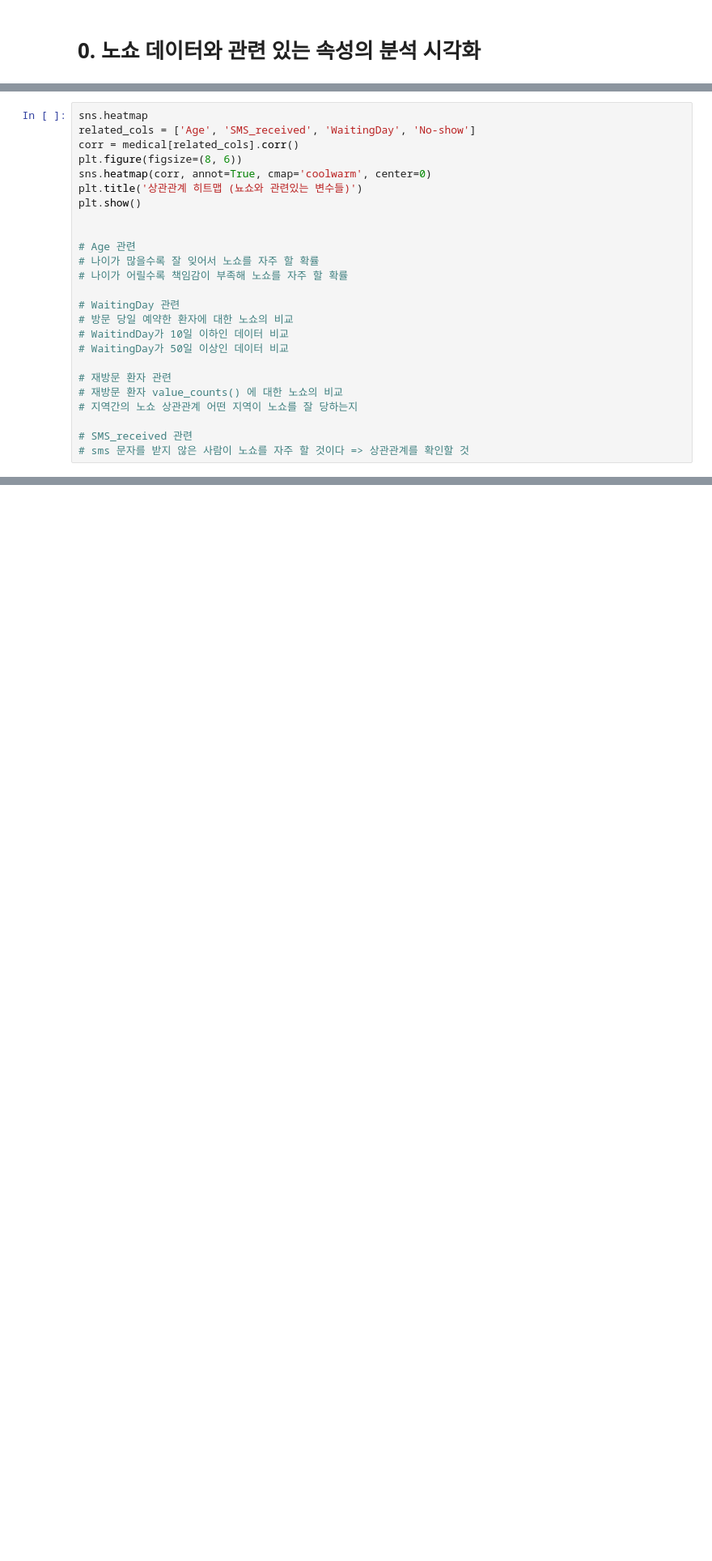
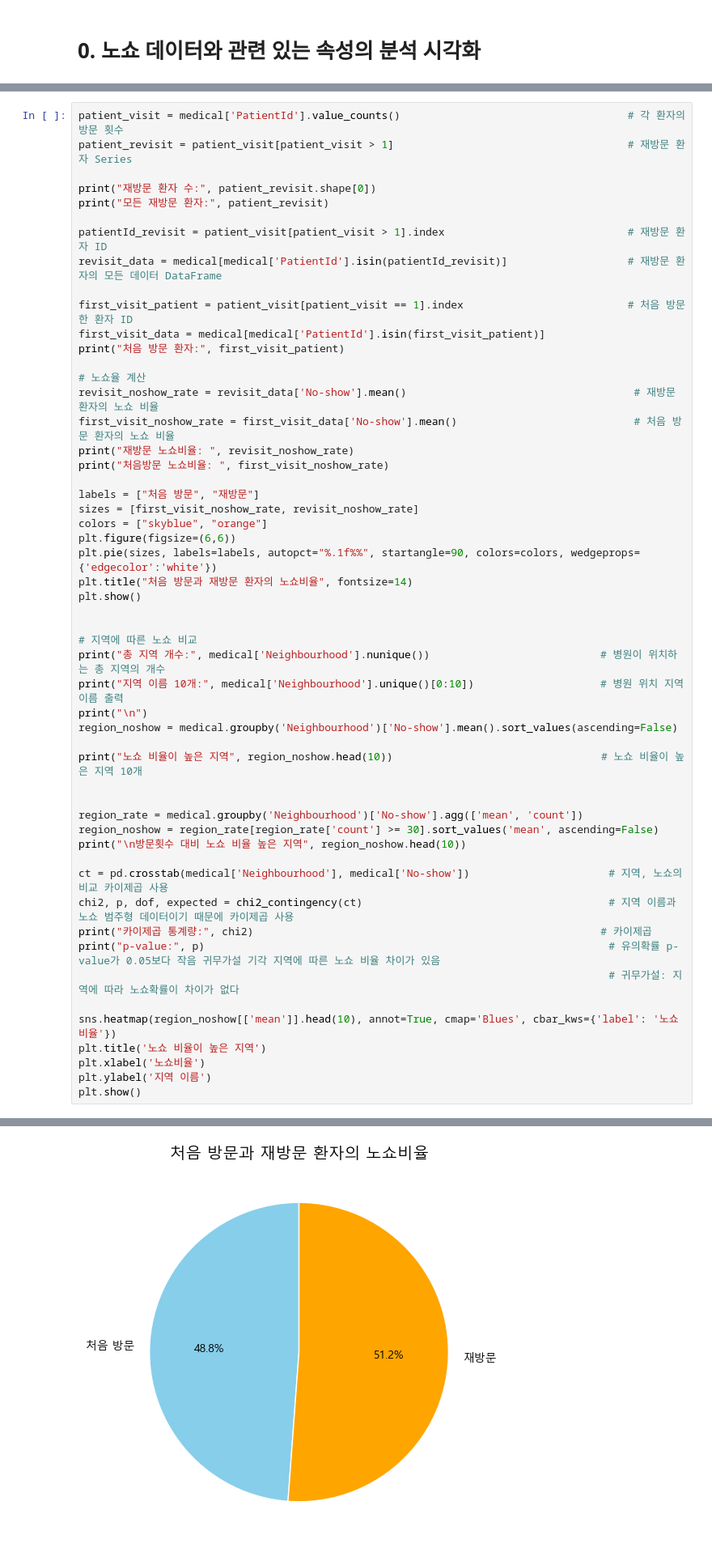
Before and after one commit to dbehdrbs0806/4th_2sem, a Jupyter notebook: BigDataAnalysis/medical.ipynb, the cells around one changed output, grey strips where cells are left out. Shown: that part at 81% size. Drawn from its saved outputs; the diff is of its cells as text; blank space fills up the shorter version.

```diff
--- a/BigDataAnalysis/medical.ipynb
+++ b/BigDataAnalysis/medical.ipynb
@@ -332,25 +368,54 @@ Passing `palette` without assigning `hue` is deprecated and will be removed in v
 # %%
-sns.heatmap
-related_cols = ['Age', 'SMS_received', 'WaitingDay', 'No-show']
-corr = medical[related_cols].corr()
-plt.figure(figsize=(8, 6))
-sns.heatmap(corr, annot=True, cmap='coolwarm', center=0)
-plt.title('상관관계 히트맵 (뇨쇼와 관련있는 변수들)')
+patient_visit = medical['PatientId'].value_counts()                                    # 각 환자의 방문 횟수
+patient_revisit = patient_visit[patient_visit > 1]                                     # 재방문 환자 Series
+
+print("재방문 환자 수:", patient_revisit.shape[0])
+print("모든 재방문 환자:", patient_revisit)
+
+patientId_revisit = patient_visit[patient_visit > 1].index                             # 재방문 환자 ID
+revisit_data = medical[medical['PatientId'].isin(patientId_revisit)]                   # 재방문 환자의 모든 데이터 DataFrame
+
+first_visit_patient = patient_visit[patient_visit == 1].index                          # 처음 방문한 환자 ID
+first_visit_data = medical[medical['PatientId'].isin(first_visit_patient)]
+print("처음 방문 환자:", first_visit_patient)
+
+# 노쇼율 계산
+revisit_noshow_rate = revisit_data['No-show'].mean()                                    # 재방문 환자의 노쇼 비율
+first_visit_noshow_rate = first_visit_data['No-show'].mean()                            # 처음 방문 환자의 노쇼 비율
+print("재방문 노쇼비율: ", revisit_noshow_rate)
+print("처음방문 노쇼비율: ", first_visit_noshow_rate)
+
+labels = ["처음 방문", "재방문"]
+sizes = [first_visit_noshow_rate, revisit_noshow_rate]
+colors = ["skyblue", "orange"]
+plt.figure(figsize=(6,6))
+plt.pie(sizes, labels=labels, autopct="%.1f%%", startangle=90, colors=colors, wedgeprops={'edgecolor':'white'})
+plt.title("처음 방문과 재방문 환자의 노쇼비율", fontsize=14)
 plt.show()
 
 
-# Age 관련
-# 나이가 많을수록 잘 잊어서 노쇼를 자주 할 확률
-# 나이가 어릴수록 책임감이 부족해 노쇼를 자주 할 확률
+# 지역에 따른 노쇼 비교
+print("총 지역 개수:", medical['Neighbourhood'].nunique())                           # 병원이 위치하는 총 지역의 개수
+print("지역 이름 10개:", medical['Neighbourhood'].unique()[0:10])                    # 병원 위치 지역 이름 출력
+print("\n")
+region_noshow = medical.groupby('Neighbourhood')['No-show'].mean().sort_values(ascending=False)
 
-# WaitingDay 관련
-# 방문 당일 예약한 환자에 대한 노쇼의 비교
-# WaitindDay가 10일 이하인 데이터 비교
-# WaitingDay가 50일 이상인 데이터 비교
+print("노쇼 비율이 높은 지역", region_noshow.head(10))                                 # 노쇼 비율이 높은 지역 10개
 
-# 재방문 환자 관련
-# 재방문 환자 value_counts() 에 대한 노쇼의 비교
-# 지역간의 노쇼 상관관계 어떤 지역이 노쇼를 잘 당하는지
 
-# SMS_received 관련
-# sms 문자를 받지 않은 사람이 노쇼를 자주 할 것이다 => 상관관계를 확인할 것
+region_rate = medical.groupby('Neighbourhood')['No-show'].agg(['mean', 'count'])
+region_noshow = region_rate[region_rate['count'] >= 30].sort_values('mean', ascending=False)
+print("\n방문횟수 대비 노쇼 비율 높은 지역", region_noshow.head(10))
+
+ct = pd.crosstab(medical['Neighbourhood'], medical['No-show'])                      # 지역, 노쇼의 비교 카이제곱 사용
+chi2, p, dof, expected = chi2_contingency(ct)                                       # 지역 이름과 노쇼 범주형 데이터이기 때문에 카이제곱 사용
+print("카이제곱 통계량:", chi2)                                                       # 카이제곱
+print("p-value:", p)                                                                # 유의확률 p-value가 0.05보다 작음 귀무가설 기각 지역에 따른 노쇼 비율 차이가 있음
+                                                                                    # 귀무가설: 지역에 따라 노쇼확률이 차이가 없다
+
+sns.heatmap(region_noshow[['mean']].head(10), annot=True, cmap='Blues', cbar_kws={'label': '노쇼 비율'})
+plt.title('노쇼 비율이 높은 지역')
+plt.xlabel('노쇼비율')
+plt.ylabel('지역 이름')
+plt.show()
+# %% [output]
@@ -356,0 +439 @@ plt.show()
+[figure, added]
```
Also changed, not shown: parts of 17 cells of this notebook, 1 other file.
